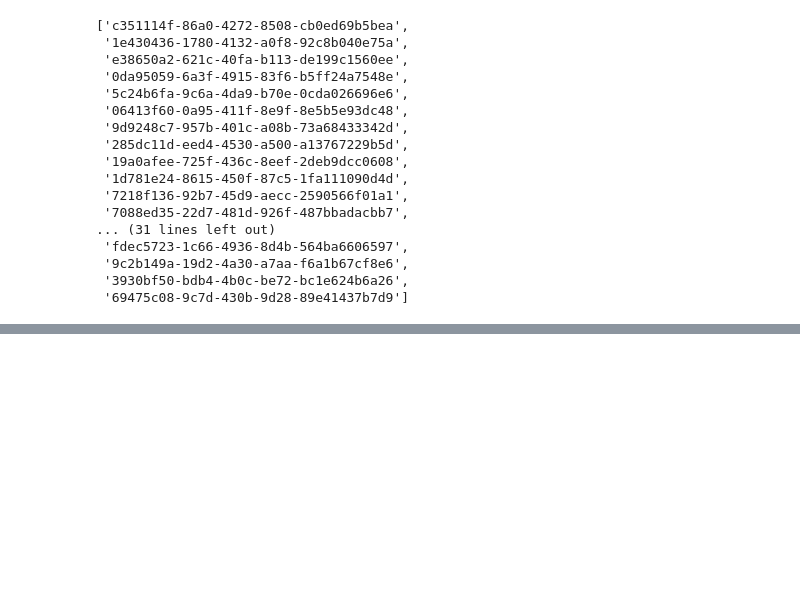
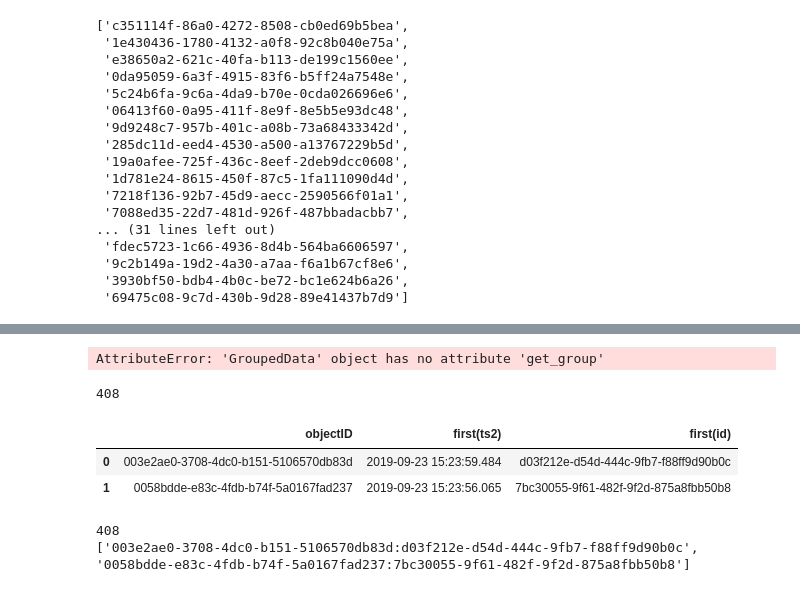
Before and after one commit to MBrend15/Public_Project_Repo, a Jupyter notebook: Build_Graph_2.ipynb, the cells around one changed output, grey strips where cells are left out. Cells and saved outputs as stored; diff of their text form; code cells hidden in the pictures; blank space fills up the shorter version.

```diff
--- a/Build_Graph_2.ipynb
+++ b/Build_Graph_2.ipynb
@@ -559,0 +709,13 @@ dict_node_edge_events[first_event]
+# %%
+grouped.get_group('003e2ae0-3708-4dc0-b151-5106570db83d').limit(5).show()
+# %% [output]
+AttributeError: 'GroupedData' object has no attribute 'get_group'
+# %%
+grouped = col_select_children_events.groupBy("objectID").agg(first("ts2"),first("id"))
+print(grouped.count())
+grouped.limit(2).toPandas()
+# %% [output]
+408
+|  | objectID | first(ts2) | first(id) |
+| 0 | 003e2ae0-3708-4dc0-b151-5106570db83d | 2019-09-23 15:23:59.484 | d03f212e-d54d-444c-9fb7-f88ff9d90b0c |
+| 1 | 0058bdde-e83c-4fdb-b74f-5a0167fad237 | 2019-09-23 15:23:56.065 | 7bc30055-9f61-482f-9f2d-875a8fbb50b8 |
@@ -559,0 +725,6 @@ dict_node_edge_events[first_event]
+# %%
+print(len(samp_list))
+print(samp_list[0:2])
+# %% [output]
+408
+['003e2ae0-3708-4dc0-b151-5106570db83d:d03f212e-d54d-444c-9fb7-f88ff9d90b0c', '0058bdde-e83c-4fdb-b74f-5a0167fad237:7bc30055-9f61-482f-9f2d-875a8fbb50b8']
```
Also changed, not shown: parts of 29 cells of this notebook, 1 other file.
